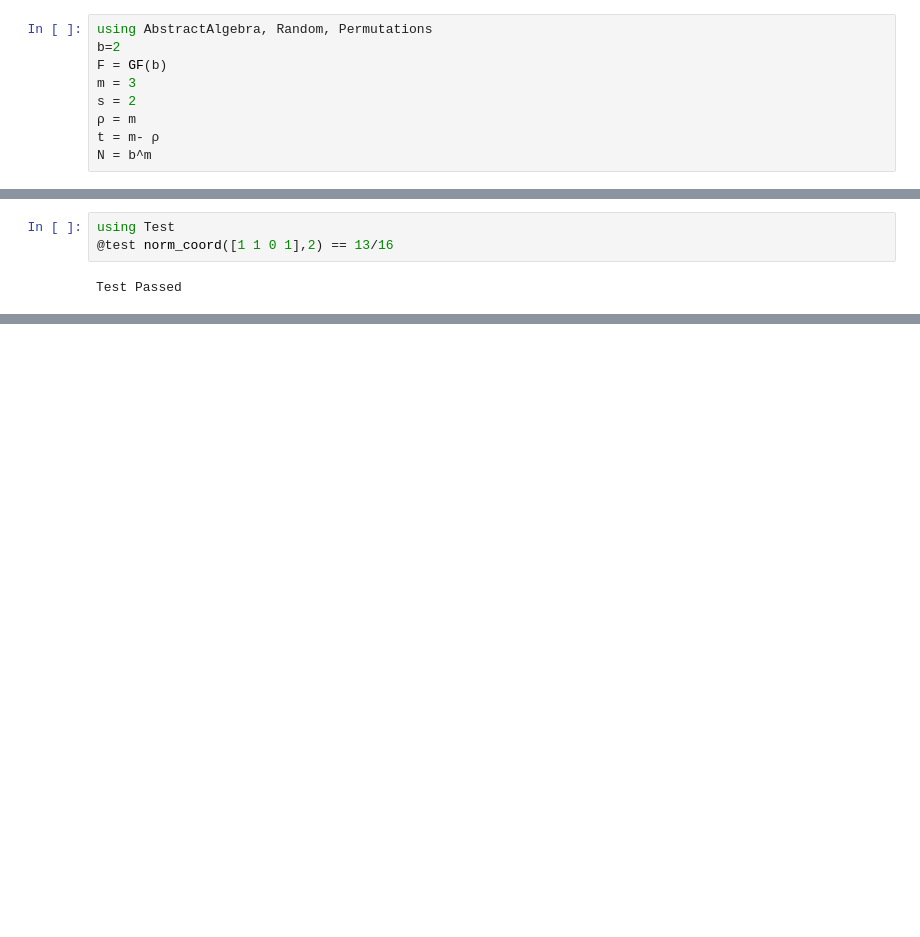
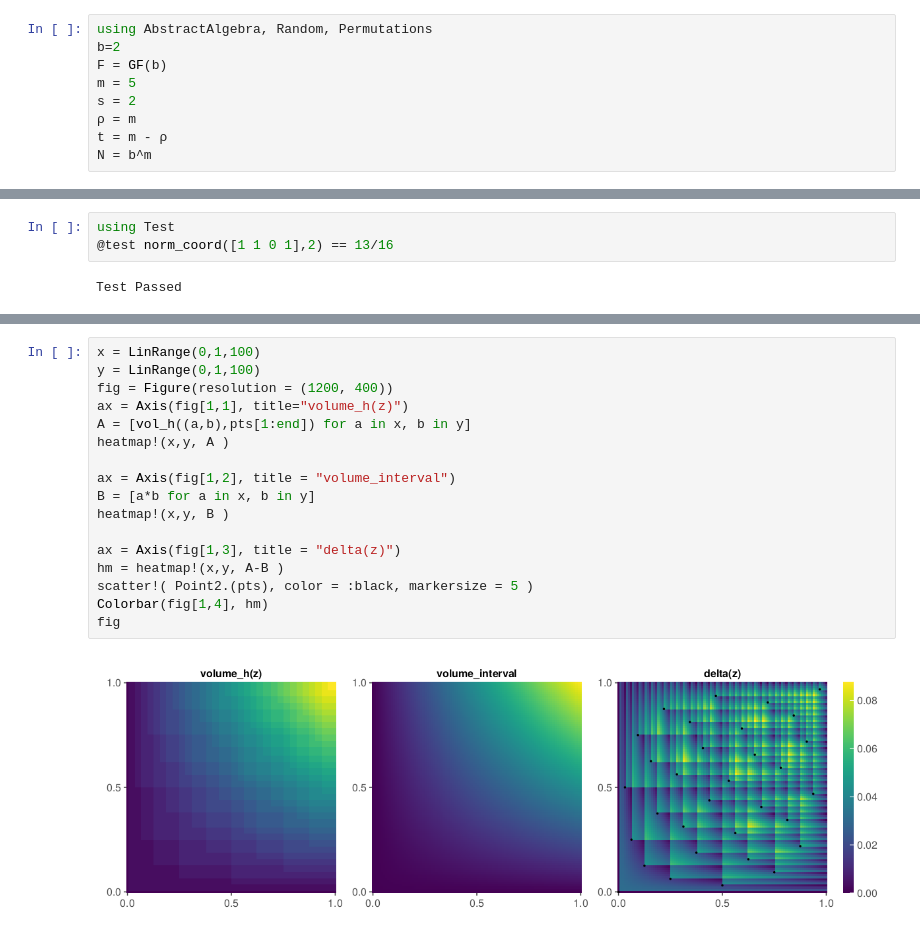
Before and after one commit to Vishnupriya-Anupindi/t_value_experiments, a Jupyter notebook: NNLD_points.ipynb, the cells around one changed output, grey strips where cells are left out. Saved outputs shown, nothing was run; the diff lists cells and outputs as text; blank space fills up the shorter version.

```diff
--- a/NNLD_points.ipynb
+++ b/NNLD_points.ipynb
@@ -6,9 +2,9 @@
 using AbstractAlgebra, Random, Permutations
 b=2
 F = GF(b)
-m = 3
+m = 5
 s = 2
 ρ = m
-t = m- ρ
+t = m - ρ
 N = b^m
 # %% [output]
@@ -75,0 +161,19 @@ point_gen (generic function with 2 methods)
+# %%
+x = LinRange(0,1,100)
+y = LinRange(0,1,100)
+fig = Figure(resolution = (1200, 400))
+ax = Axis(fig[1,1], title="volume_h(z)")
+A = [vol_h((a,b),pts[1:end]) for a in x, b in y]
+heatmap!(x,y, A )
+
+ax = Axis(fig[1,2], title = "volume_interval")
+B = [a*b for a in x, b in y]
+heatmap!(x,y, B )
+
+ax = Axis(fig[1,3], title = "delta(z)")
+hm = heatmap!(x,y, A-B )
+scatter!( Point2.(pts), color = :black, markersize = 5 )
+Colorbar(fig[1,4], hm)
+fig
+# %% [output]
+[figure, added]
```
Also changed, not shown: parts of 19 cells of this notebook, 1 other file.
